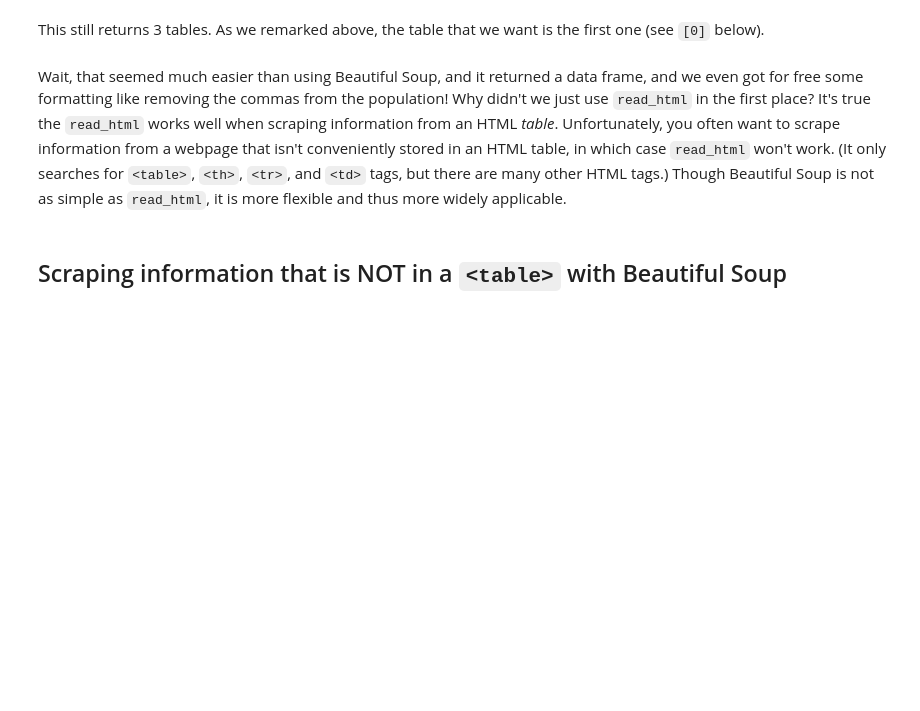
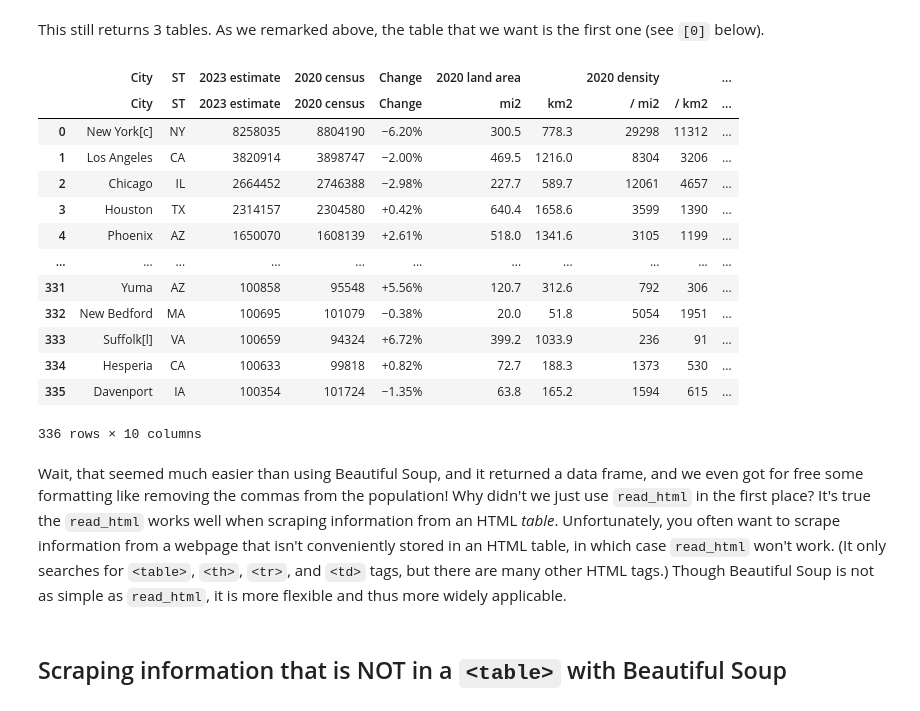
Before and after one commit to chloefeehan/GSB544, a Jupyter notebook: In_Class/Week_4/Practice_Activity_4_1_Webscraping.ipynb, the cells around one changed output. Cells and saved outputs as stored; diff of their text form; code cells hidden in the pictures; blank space fills up the shorter version.

```diff
--- a/In_Class/Week_4/Practice_Activity_4_1_Webscraping.ipynb
+++ b/In_Class/Week_4/Practice_Activity_4_1_Webscraping.ipynb
@@ -86,8 +221,23 @@ pd.read_html("https://en.wikipedia.org/wiki/List_of_United_States_cities_by_popu
 # %% [markdown]
 This still returns 3 tables. As we remarked above, the table that we want is the first one (see `[0]` below).
 # %%
-df_cities2 = pd.read_html("https://en.wikipedia.org/wiki/List_of_United_States_cities_by_population", attrs = {'class': 'wikitable sortable', "style": "text-align:center"})[0]
+df_cities2 = pd.read_html("https://en.wikipedia.org/wiki/List_of_United_States_cities_by_population", attrs = {'class': 'wikitable', "style": "text-align:right"})[0]
 df_cities2
+# %% [output]
+|  | City | ST | 2023 estimate | 2020 census | Change | 2020 land area |  | 2020 density |  | ... |
+|  | City | ST | 2023 estimate | 2020 census | Change | mi2 | km2 | / mi2 | / km2 | ... |
+| 0 | New York[c] | NY | 8258035 | 8804190 | −6.20% | 300.5 | 778.3 | 29298 | 11312 | ... |
+| 1 | Los Angeles | CA | 3820914 | 3898747 | −2.00% | 469.5 | 1216.0 | 8304 | 3206 | ... |
+| 2 | Chicago | IL | 2664452 | 2746388 | −2.98% | 227.7 | 589.7 | 12061 | 4657 | ... |
+| 3 | Houston | TX | 2314157 | 2304580 | +0.42% | 640.4 | 1658.6 | 3599 | 1390 | ... |
+| 4 | Phoenix | AZ | 1650070 | 1608139 | +2.61% | 518.0 | 1341.6 | 3105 | 1199 | ... |
+| ... | ... | ... | ... | ... | ... | ... | ... | ... | ... | ... |
+| 331 | Yuma | AZ | 100858 | 95548 | +5.56% | 120.7 | 312.6 | 792 | 306 | ... |
+| 332 | New Bedford | MA | 100695 | 101079 | −0.38% | 20.0 | 51.8 | 5054 | 1951 | ... |
+| 333 | Suffolk[l] | VA | 100659 | 94324 | +6.72% | 399.2 | 1033.9 | 236 | 91 | ... |
+| 334 | Hesperia | CA | 100633 | 99818 | +0.82% | 72.7 | 188.3 | 1373 | 530 | ... |
+| 335 | Davenport | IA | 100354 | 101724 | −1.35% | 63.8 | 165.2 | 1594 | 615 | ... |
+336 rows × 10 columns
 # %% [markdown]
 Wait, that seemed much easier than using Beautiful Soup, and it returned a data frame, and we even got for free some formatting like removing the commas from the population! Why didn't we just use `read_html` in the first place? It's true the `read_html` works well when scraping information from an HTML *table*. Unfortunately, you often want to scrape information from a webpage that isn't conveniently stored in an HTML table, in which case `read_html` won't work. (It only searches for `<table>`, `<th>`, `<tr>`, and `<td>` tags, but there are many other HTML tags.) Though Beautiful Soup is not as simple as `read_html`, it is more flexible and thus more widely applicable.
 # %% [markdown]
```
Also changed, not shown: parts of 15 cells of this notebook.
